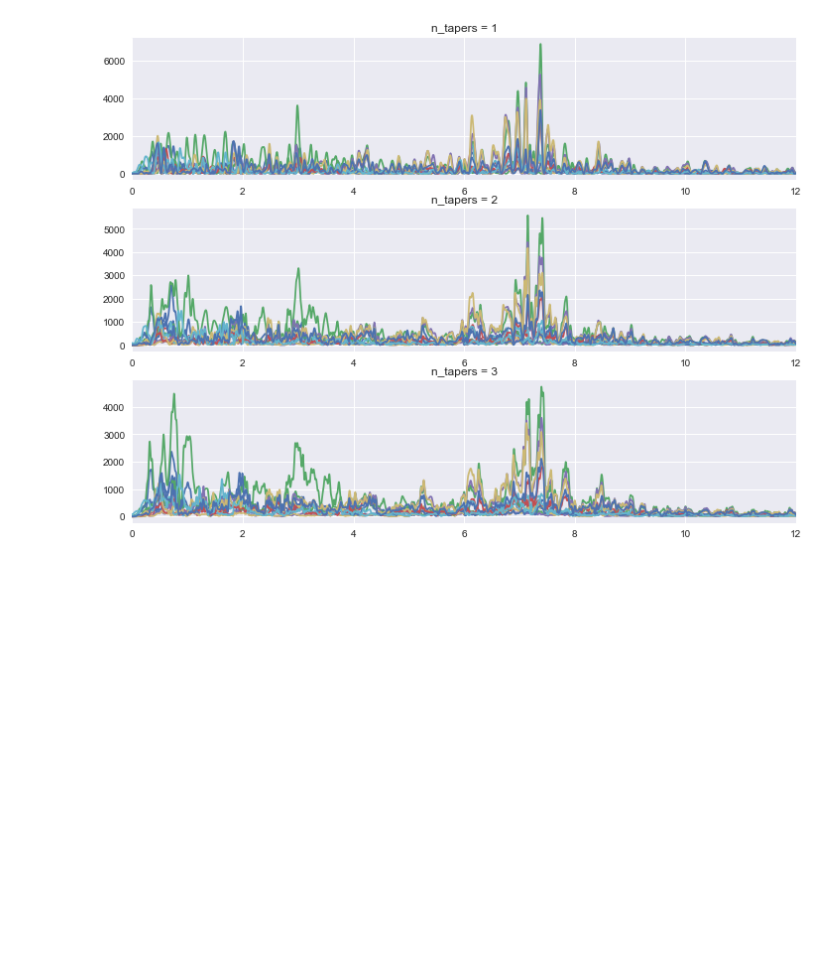
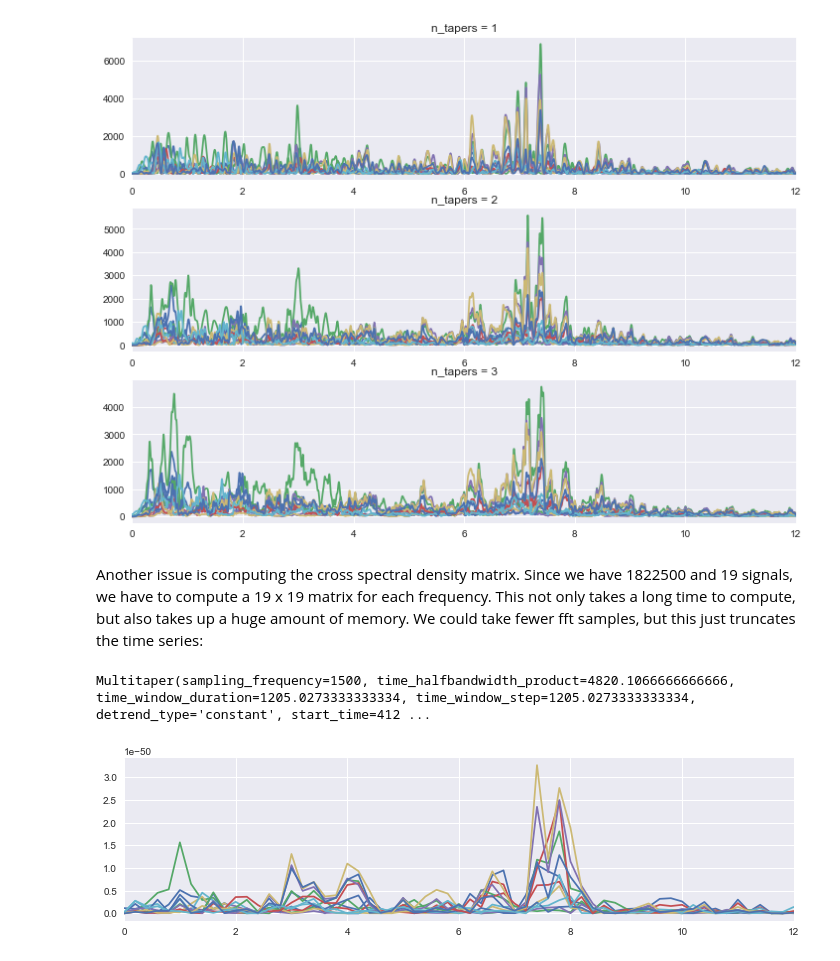
Before and after one commit to edeno/Jadhav-2016-Data-Analysis, a Jupyter notebook: notebooks/2017_06_21_Compute_Baseline_Over_Entire_Session.ipynb, the cells around one changed output. Drawn from its saved outputs; the diff is of its cells as text; code cells hidden in the pictures; blank space fills up the shorter version.

```diff
--- a/notebooks/2017_06_21_Compute_Baseline_Over_Entire_Session.ipynb
+++ b/notebooks/2017_06_21_Compute_Baseline_Over_Entire_Session.ipynb
@@ -91,3 +91,20 @@ Multitaper(sampling_frequency=1500, time_halfbandwidth_product=4820.106666666666
 Multitaper(sampling_frequency=1500, time_halfbandwidth_product=4820.1066666666666, time_window_duration=1205.0273333333334, time_window_step=1205.0273333333334, detrend_type='constant', start_time=412 ...
 Multitaper(sampling_frequency=1500, time_halfbandwidth_product=4820.1066666666666, time_window_duration=1205.0273333333334, time_window_step=1205.0273333333334, detrend_type='constant', start_time=412 ...
 [figure]
+# %% [markdown]
+Another issue is computing the cross spectral density matrix. Since we have 1822500 and 19 signals, we have to compute a 19 x 19 matrix for each frequency. This not only takes a long time to compute, but also takes up a huge amount of memory. We could take fewer fft samples, but this just truncates the time series:
+# %%
+plt.figure(figsize=(12, 3))
+m = Multitaper(
+        lfps.values.squeeze().T,
+        sampling_frequency=SAMPLING_FREQUENCY,
+        time_halfbandwidth_product=time_halfbandwidth_product,
+        n_tapers=3,
+        n_fft_samples=5 * SAMPLING_FREQUENCY,
+        start_time=lfps.major_axis.min())
+c = Connectivity.from_multitaper(m)
+plt.plot(c.frequencies, c.power()[..., (tetrode_info.area.isin(['CA1', 'iCA1'])).values].squeeze())
+plt.xlim((0, 12));
+# %% [output]
+Multitaper(sampling_frequency=1500, time_halfbandwidth_product=4820.1066666666666, time_window_duration=1205.0273333333334, time_window_step=1205.0273333333334, detrend_type='constant', start_time=412 ...
+[figure, added]
```
Also changed, not shown: parts of 3 cells of this notebook.
